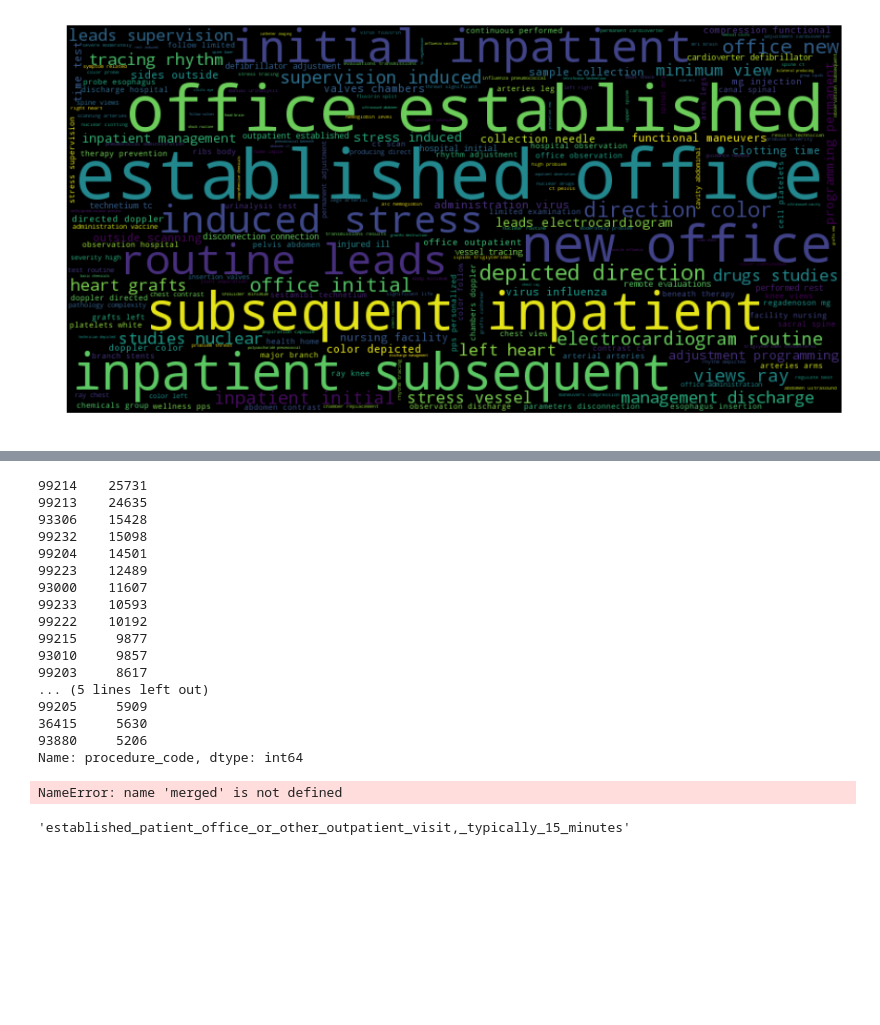
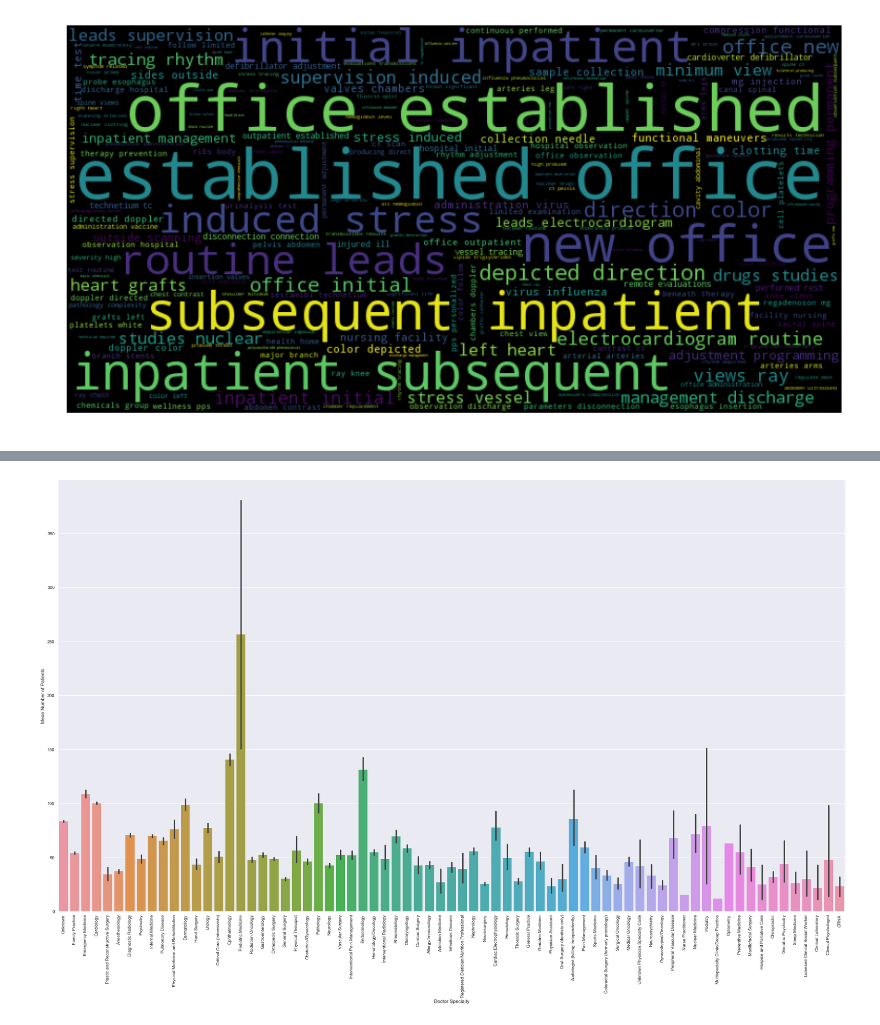
Before and after one commit to yashwantreddy/Doctor-Specialty-Classification-and-Network-Analysis, a Jupyter notebook: EDA and Wordcloud.ipynb, the cells around one changed output, grey strips where cells are left out. Cells and saved outputs as stored; diff of their text form; code cells hidden in the pictures; blank space fills up the shorter version.

```diff
--- a/EDA and Wordcloud.ipynb
+++ b/EDA and Wordcloud.ipynb
@@ -341,28 +335,20 @@ Index(['physician_id', 'procedure_code', 'procedure', 'number_of_patients',
-# %%
-merged.procedure_code.value_counts().head(20)
-# %% [output]
-99214    25731
-99213    24635
-93306    15428
-99232    15098
-99204    14501
-99223    12489
-93000    11607
-99233    10593
-99222    10192
-99215     9877
-93010     9857
-99203     8617
-... (5 lines left out)
-99205     5909
-36415     5630
-93880     5206
-Name: procedure_code, dtype: int64
-# %%
-merged[merged.procedure_code=='99213'].head(3)
-# %% [output]
-NameError: name 'merged' is not defined
-# %%
-merged.loc[4,:]['procedure']
-# %% [output]
-'established_patient_office_or_other_outpatient_visit,_typically_15_minutes'
+# %%
+indices=[]
+for i,proc in enumerate(merged.procedure):
+    w=[]
+    w.append(proc.replace('_', ' '))
+    if 'typically' in w[0].split():
+        indices.append(i)
+# %%
+merged_not_typically = merged.drop(merged.index[list(indices)])
+merged_not_typically = merged_not_typically.reset_index()
+merged_not_typically.drop('index',axis=1,inplace=True)
+# %%
+plt.figure(figsize=(32,18))
+bar = sns.barplot(x=merged_not_typically.specialty, y=merged_not_typically.number_of_patients).get_figure()
+plt.xticks(rotation=90)
+plt.xlabel('Doctor Specialty')
+plt.ylabel('Mean Number of Patients')
+bar.savefig('num_of_patients_distribution.png')
+# %% [output]
+[figure, added]
```
Also changed, not shown: parts of 2 cells of this notebook, 6 other files.
